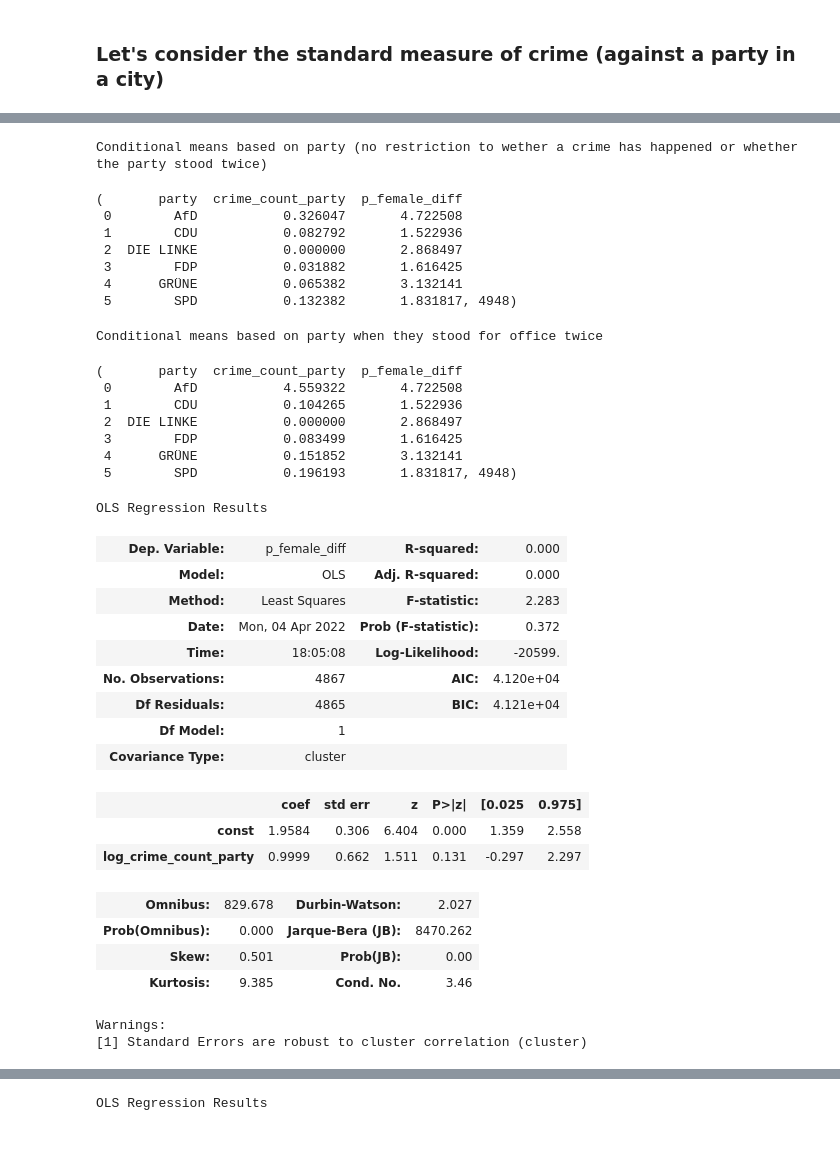
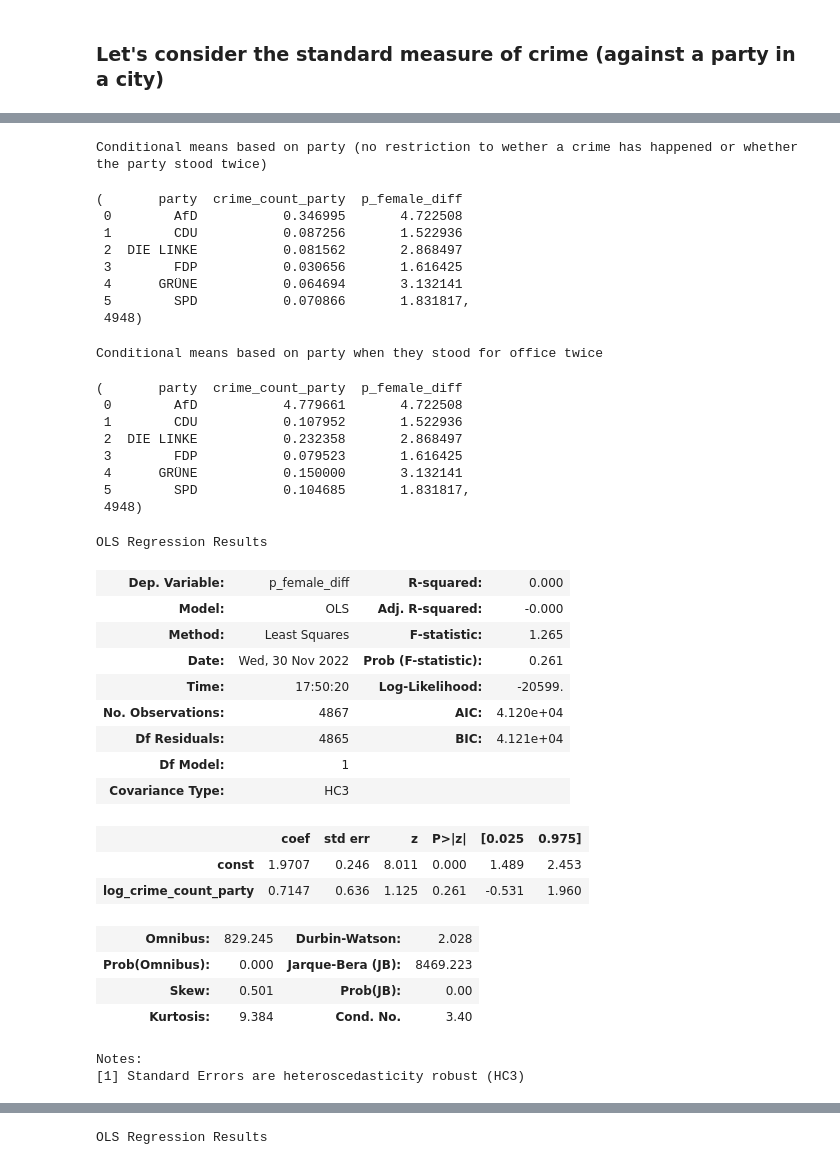
Before and after one commit to mariusgruenewald/pol_viol, a Jupyter notebook: pol_viol/regression.ipynb, the cells around one changed output, grey strips where cells are left out. Drawn from its saved outputs; the diff is of its cells as text; code cells hidden in the pictures.

```diff
--- a/pol_viol/regression.ipynb
+++ b/pol_viol/regression.ipynb
@@ -11,7 +11,7 @@ import numpy as np
 from statsmodels.iolib.summary2 import summary_col
 from tabulate import tabulate
 # %%
-data_panel_diff = pd.read_csv(r'https://raw.githubusercontent.com/mariusgruenewald/pol_viol/main/data_election_crime_merged.csv')
+data_panel_diff = pd.read_csv(r'https://raw.githubusercontent.com/mariusgruenewald/pol_viol/main/pol_viol/data_election_crime_merged.csv')
 # %%
 data_panel_diff = pd.concat([data_panel_diff, pd.get_dummies(data_panel_diff['party'], prefix='party')],axis=1)
 data_panel_diff = pd.concat([data_panel_diff, pd.get_dummies(data_panel_diff['state'], prefix='bl')],axis=1)
@@ -62,12 +48,13 @@ data_panel_diff.groupby(['party'], as_index=False).mean()[['party', 'crime_count
 # %% [output]
 Conditional means based on party (no restriction to wether a crime has happened or whether the party stood twice)
 (       party  crime_count_party  p_female_diff
- 0        AfD           0.326047       4.722508
- 1        CDU           0.082792       1.522936
- 2  DIE LINKE           0.000000       2.868497
- 3        FDP           0.031882       1.616425
- 4      GRÜNE           0.065382       3.132141
- 5        SPD           0.132382       1.831817, 4948)
+ 0        AfD           0.346995       4.722508
+ 1        CDU           0.087256       1.522936
+ 2  DIE LINKE           0.081562       2.868497
+ 3        FDP           0.030656       1.616425
+ 4      GRÜNE           0.064694       3.132141
+ 5        SPD           0.070866       1.831817,
+ 4948)
 # %%
 # Drop missing values
 data_panel_diff.dropna(subset=['p_female_diff', 'crime_count_party'], inplace=True)
@@ -76,12 +63,13 @@ data_panel_diff.groupby(['party'], as_index=False).mean()[['party', 'crime_count
 # %% [output]
 Conditional means based on party when they stood for office twice
 (       party  crime_count_party  p_female_diff
- 0        AfD           4.559322       4.722508
- 1        CDU           0.104265       1.522936
- 2  DIE LINKE           0.000000       2.868497
- 3        FDP           0.083499       1.616425
- 4      GRÜNE           0.151852       3.132141
- 5        SPD           0.196193       1.831817, 4948)
+ 0        AfD           4.779661       4.722508
+ 1        CDU           0.107952       1.522936
+ 2  DIE LINKE           0.232358       2.868497
+ 3        FDP           0.079523       1.616425
+ 4      GRÜNE           0.150000       3.132141
+ 5        SPD           0.104685       1.831817,
+ 4948)
 # %%
 data_panel_diff['log_crime_count_party'] = np.log(data_panel_diff['crime_count_party']+1)
 data_panel_diff['log_pop'] = np.log(data_panel_diff['pop'])
@@ -92,26 +80,26 @@ data_panel_diff = data_panel_diff[~data_panel_diff['log_pop'].isna()]
 # %%
 X = data_panel_diff['log_crime_count_party']
 y = data_panel_diff['p_female_diff']
 X = sm.add_constant(X)
-model1 = sm.OLS(y, X).fit(cov_type='cluster', cov_kwds={'groups': data_panel_diff['party_lr']})
+model1 = sm.OLS(y, X).fit(cov_type="HC3")
 model1.summary()
 # %% [output]
 OLS Regression Results
 | Dep. Variable: | p_female_diff | R-squared: | 0.000 |
-| Model: | OLS | Adj. R-squared: | 0.000 |
-| Method: | Least Squares | F-statistic: | 2.283 |
-| Date: | Mon, 04 Apr 2022 | Prob (F-statistic): | 0.372 |
-| Time: | 18:05:08 | Log-Likelihood: | -20599. |
+| Model: | OLS | Adj. R-squared: | -0.000 |
+| Method: | Least Squares | F-statistic: | 1.265 |
+| Date: | Wed, 30 Nov 2022 | Prob (F-statistic): | 0.261 |
+| Time: | 17:50:20 | Log-Likelihood: | -20599. |
 | No. Observations: | 4867 | AIC: | 4.120e+04 |
 | Df Residuals: | 4865 | BIC: | 4.121e+04 |
 | Df Model: | 1 |  |  |
-| Covariance Type: | cluster |  |  |
+| Covariance Type: | HC3 |  |  |
 |  | coef | std err | z | P>|z| | [0.025 | 0.975] |
-| const | 1.9584 | 0.306 | 6.404 | 0.000 | 1.359 | 2.558 |
-| log_crime_count_party | 0.9999 | 0.662 | 1.511 | 0.131 | -0.297 | 2.297 |
+| const | 1.9707 | 0.246 | 8.011 | 0.000 | 1.489 | 2.453 |
+| log_crime_count_party | 0.7147 | 0.636 | 1.125 | 0.261 | -0.531 | 1.960 |
-| Omnibus: | 829.678 | Durbin-Watson: | 2.027 |
-| Prob(Omnibus): | 0.000 | Jarque-Bera (JB): | 8470.262 |
+| Omnibus: | 829.245 | Durbin-Watson: | 2.028 |
+| Prob(Omnibus): | 0.000 | Jarque-Bera (JB): | 8469.223 |
 | Skew: | 0.501 | Prob(JB): | 0.00 |
-| Kurtosis: | 9.385 | Cond. No. | 3.46 |
+| Kurtosis: | 9.384 | Cond. No. | 3.40 |
-Warnings:
-[1] Standard Errors are robust to cluster correlation (cluster)
+Notes:
+[1] Standard Errors are heteroscedasticity robust (HC3)
```
Also changed, not shown: parts of 19 cells of this notebook, 29 other files.
